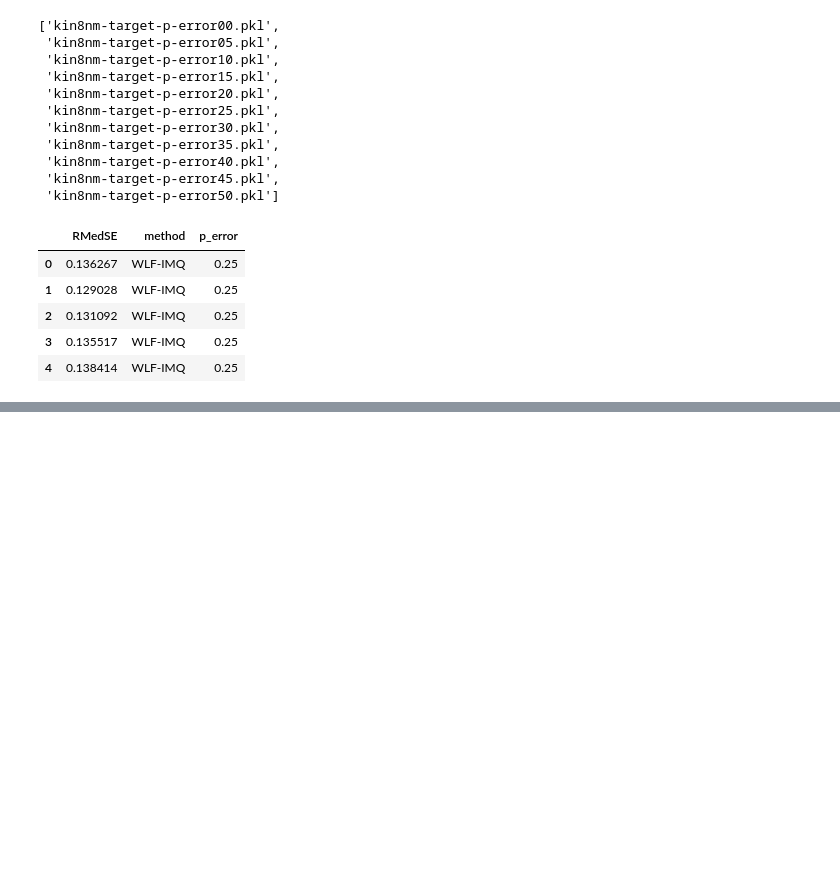
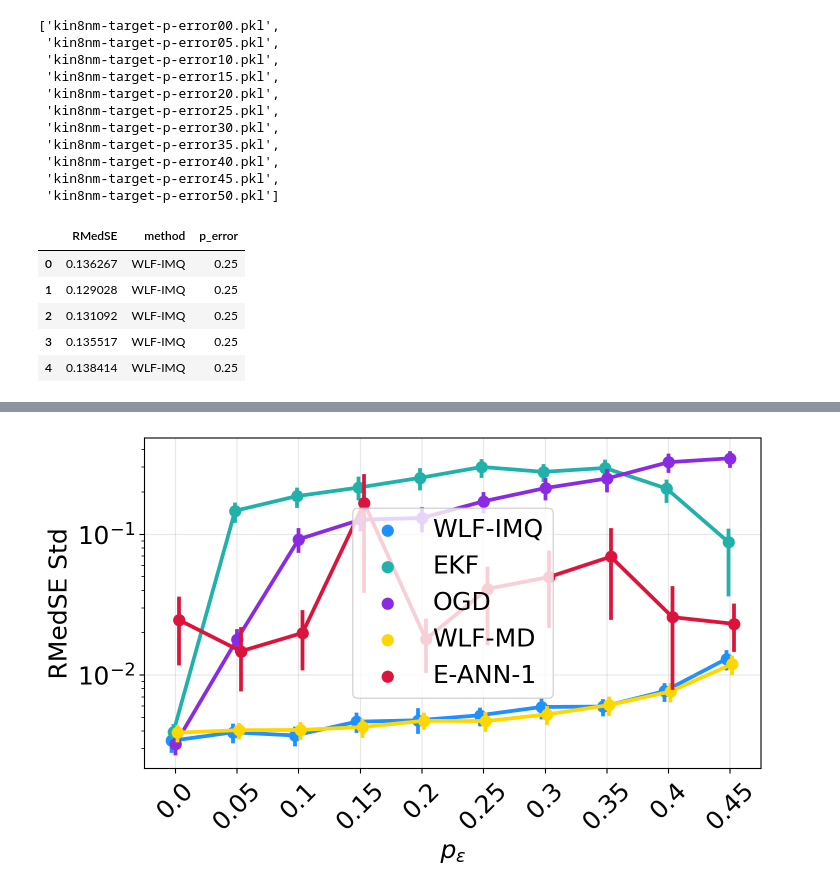
Before and after one commit to gerdm/weighted-likelihood-filter, a Jupyter notebook: experiments/uci-concrete-abblation.ipynb, the cells around one changed output, grey strips where cells are left out. Cells and saved outputs as stored; diff of their text form; code cells hidden in the pictures; blank space fills up the shorter version.

```diff
--- a/experiments/uci-concrete-abblation.ipynb
+++ b/experiments/uci-concrete-abblation.ipynb
@@ -91,0 +93,24 @@ plt.savefig(f"./figures/{dataset_name}-corrosion.pdf")
+# %%
+methods = sorted(df_all.method.unique())
+fig, ax = plt.subplots(figsize=(6.4 * 1.2, 4.8))
+sns.pointplot(
+    x="p_error", hue="method", y="RMedSE",
+    data=(
+        df_all
+        .query("p_error < 0.5")
+        .query("RMedSE <= 2.0")
+    ),
+    palette=cmap,
+    estimator="std",
+    dodge=True
+)
+plt.yscale("log")
+plt.xticks(rotation=45)
+plt.xlabel("$p_\epsilon$")
+plt.ylabel("RMedSE Std")
+plt.legend(ncol=1)
+plt.grid(alpha=0.3)
+plt.tight_layout()
+plt.savefig(f"./figures/{dataset_name}-corrosion-std-all.pdf")
+# %% [output]
+[figure, added]
```
Also changed, not shown: parts of 1 cell of this notebook, 2 other files.
